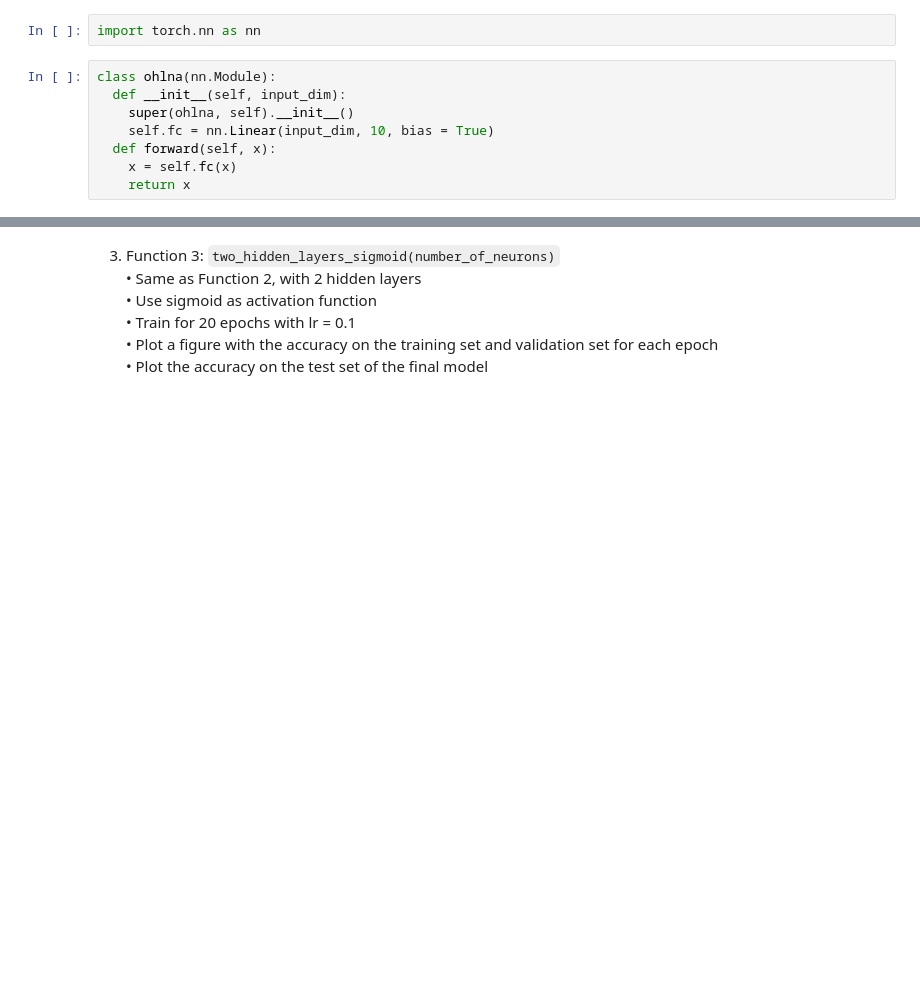
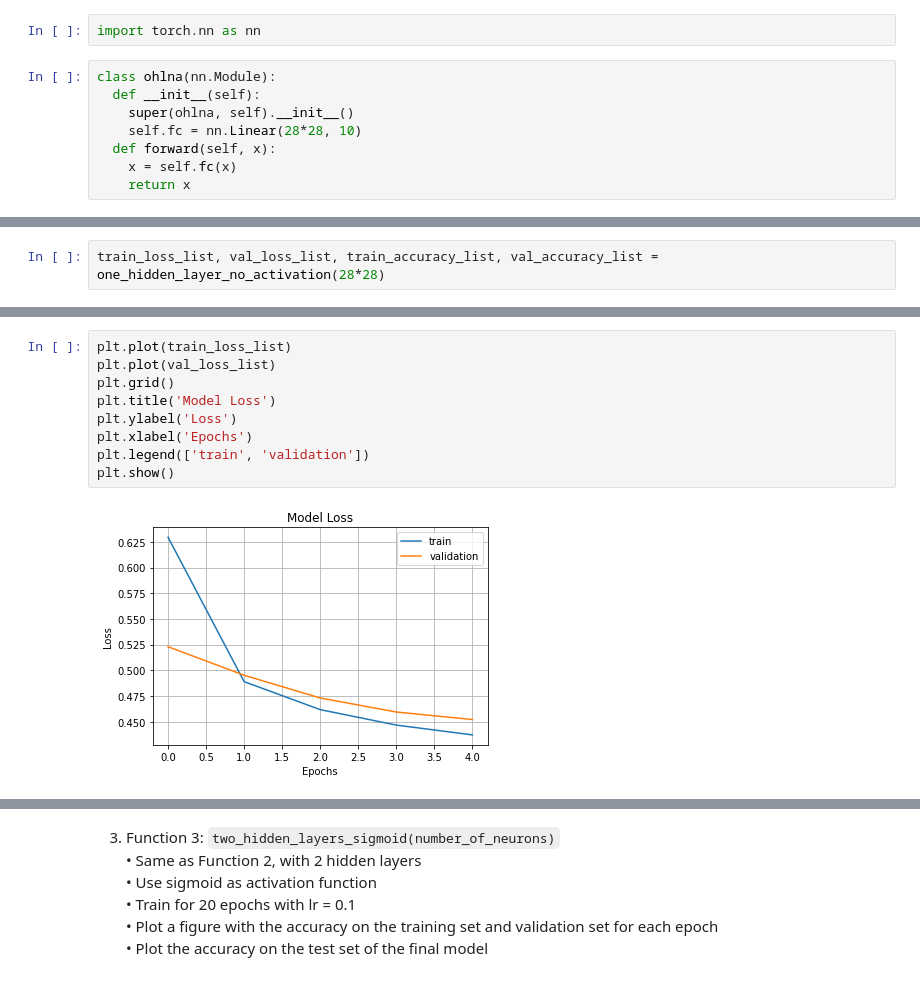
Before and after one commit to sharon-kurant/backprop_from_scratch, a Jupyter notebook: homework1_313596082.ipynb, the cells around one changed output, grey strips where cells are left out. Drawn from its saved outputs; the diff is of its cells as text; blank space fills up the shorter version.

```diff
--- a/homework1_313596082.ipynb
+++ b/homework1_313596082.ipynb
@@ -365,9 +365,9 @@ epoch\
 import torch.nn as nn
 # %%
 class ohlna(nn.Module):
-  def __init__(self, input_dim):
+  def __init__(self):
     super(ohlna, self).__init__()
-    self.fc = nn.Linear(input_dim, 10, bias = True)
+    self.fc = nn.Linear(28*28, 10)
   def forward(self, x):
     x = self.fc(x)
     return x
@@ -415,0 +473,2 @@ KeyboardInterrupt: ignored
+# %%
+train_loss_list, val_loss_list, train_accuracy_list, val_accuracy_list = one_hidden_layer_no_activation(28*28)
@@ -415,0 +491,11 @@ KeyboardInterrupt: ignored
+# %%
+plt.plot(train_loss_list)
+plt.plot(val_loss_list)
+plt.grid()
+plt.title('Model Loss')
+plt.ylabel('Loss')
+plt.xlabel('Epochs')
+plt.legend(['train', 'validation'])
+plt.show()
+# %% [output]
+[figure, added]
```
Also changed, not shown: parts of 5 cells of this notebook.
